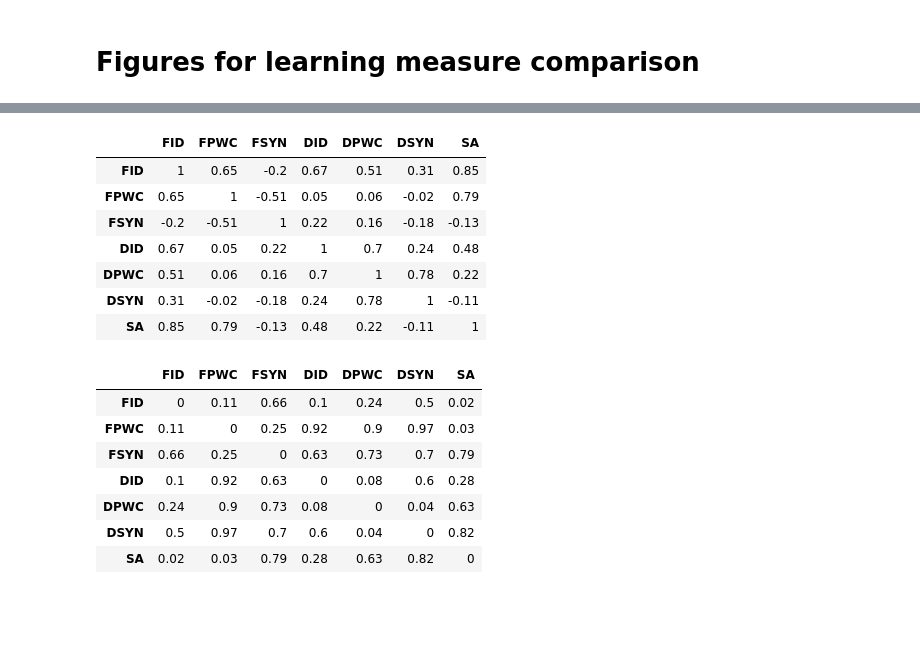
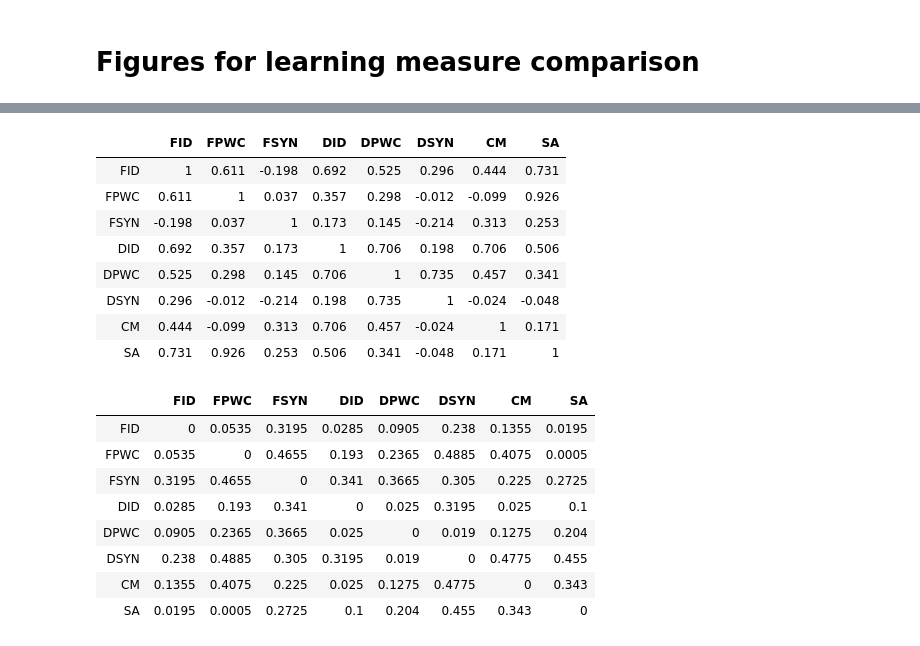
Before and after one commit to hsbang09/iFEED_experiment_result_analysis_2019, a Jupyter notebook: analysis.ipynb, the cells around one changed output, grey strips where cells are left out. Cells and saved outputs as stored; diff of their text form; code cells hidden in the pictures; blank space fills up the shorter version.

```diff
--- a/analysis.ipynb
+++ b/analysis.ipynb
@@ -135,0 +67,36 @@ for line in comments:
+# %%
+df = resultAnalyzer.getDataFrame(option="all", excludeHV=False, adjustIGDUsingEntropy=False)
+
+namingScheme = {'fcl':'FID',
+                'fpwc':'FPWC',
+                'dcl':'DID',
+                'dpwc':'DPWC',
+                'conf_fcl':'confFID',
+                'conf_fpwc':'confFPWC',
+                'conf_dcl':'confDID',
+                'conf_dpwc':'confDPWC',
+                'adjustedIGD':'DSYN',
+                'normalizedDist2UP':'FSYN',
+#                 'normalizedSA':'SA',
+#                 'normalizedSAQ1':'SA',
+                'normalizedSAExclude1':'SA',
+                'normalizedCM':'CM',
+                'totalScore':'TestScore',
+            }
+
+# df = df.rename(columns=namingScheme, inplace=True)
+
+for oldName in namingScheme:
+    if oldName in df.columns:
+        newName = namingScheme[oldName]
+        df[newName] = df[oldName].values
+# %%
+conditionAlias = {"interactive":"IKE",
+                 "automated":"AKE",
+                 "manual":"MKE"}
+
+newCol = []
+for cond in df["condition"].values:
+    newCol.append(conditionAlias[cond])
+
+df["condition"] = newCol
@@ -513,4 +565,6 @@ dfRenamed.rename(columns={'fcl':'FID',
 # %%
 # index_implicit = dfRenamed[ dfRenamed["type"] == "implicit" ].index
 # dfRenamed = dfRenamed.drop(index_implicit)
+# %%
+dfm = df[['condition','FID','FPWC','FSYN','DID','DPWC','DSYN','CM','SA']].copy()
 # %%
@@ -522,5 +586,5 @@ rPearson, pPearson, ciLoPearson, ciHiPearson = utils.calculate_pearsonr(dfRename
 # %%
-rSpearman, pSpearman, ciLoSpearman, ciHiSpearman = utils.calculate_spearmanr(dfRenamed, decimal=2)
+rSpearman, pSpearman, ciLoSpearman, ciHiSpearman = utils.calculate_spearmanr(dfm, decimal=2)
 # %%
 rPearson
 # %% [output]
@@ -546,22 +636,24 @@ pPearson
 # %%
 rSpearman
 # %% [output]
-|  | FID | FPWC | FSYN | DID | DPWC | DSYN | SA |
-| FID | 1 | 0.65 | -0.2 | 0.67 | 0.51 | 0.31 | 0.85 |
-| FPWC | 0.65 | 1 | -0.51 | 0.05 | 0.06 | -0.02 | 0.79 |
-| FSYN | -0.2 | -0.51 | 1 | 0.22 | 0.16 | -0.18 | -0.13 |
-| DID | 0.67 | 0.05 | 0.22 | 1 | 0.7 | 0.24 | 0.48 |
-| DPWC | 0.51 | 0.06 | 0.16 | 0.7 | 1 | 0.78 | 0.22 |
-| DSYN | 0.31 | -0.02 | -0.18 | 0.24 | 0.78 | 1 | -0.11 |
-| SA | 0.85 | 0.79 | -0.13 | 0.48 | 0.22 | -0.11 | 1 |
+|  | FID | FPWC | FSYN | DID | DPWC | DSYN | CM | SA |
+| FID | 1 | 0.611 | -0.198 | 0.692 | 0.525 | 0.296 | 0.444 | 0.731 |
+| FPWC | 0.611 | 1 | 0.037 | 0.357 | 0.298 | -0.012 | -0.099 | 0.926 |
+| FSYN | -0.198 | 0.037 | 1 | 0.173 | 0.145 | -0.214 | 0.313 | 0.253 |
+| DID | 0.692 | 0.357 | 0.173 | 1 | 0.706 | 0.198 | 0.706 | 0.506 |
+| DPWC | 0.525 | 0.298 | 0.145 | 0.706 | 1 | 0.735 | 0.457 | 0.341 |
+| DSYN | 0.296 | -0.012 | -0.214 | 0.198 | 0.735 | 1 | -0.024 | -0.048 |
+| CM | 0.444 | -0.099 | 0.313 | 0.706 | 0.457 | -0.024 | 1 | 0.171 |
+| SA | 0.731 | 0.926 | 0.253 | 0.506 | 0.341 | -0.048 | 0.171 | 1 |
 # %%
-pSpearman
+pSpearman / 2
 # %% [output]
-|  | FID | FPWC | FSYN | DID | DPWC | DSYN | SA |
-| FID | 0 | 0.11 | 0.66 | 0.1 | 0.24 | 0.5 | 0.02 |
-| FPWC | 0.11 | 0 | 0.25 | 0.92 | 0.9 | 0.97 | 0.03 |
-| FSYN | 0.66 | 0.25 | 0 | 0.63 | 0.73 | 0.7 | 0.79 |
-| DID | 0.1 | 0.92 | 0.63 | 0 | 0.08 | 0.6 | 0.28 |
-| DPWC | 0.24 | 0.9 | 0.73 | 0.08 | 0 | 0.04 | 0.63 |
-| DSYN | 0.5 | 0.97 | 0.7 | 0.6 | 0.04 | 0 | 0.82 |
-| SA | 0.02 | 0.03 | 0.79 | 0.28 | 0.63 | 0.82 | 0 |
+|  | FID | FPWC | FSYN | DID | DPWC | DSYN | CM | SA |
+| FID | 0 | 0.0535 | 0.3195 | 0.0285 | 0.0905 | 0.238 | 0.1355 | 0.0195 |
+| FPWC | 0.0535 | 0 | 0.4655 | 0.193 | 0.2365 | 0.4885 | 0.4075 | 0.0005 |
+| FSYN | 0.3195 | 0.4655 | 0 | 0.341 | 0.3665 | 0.305 | 0.225 | 0.2725 |
+| DID | 0.0285 | 0.193 | 0.341 | 0 | 0.025 | 0.3195 | 0.025 | 0.1 |
+| DPWC | 0.0905 | 0.2365 | 0.3665 | 0.025 | 0 | 0.019 | 0.1275 | 0.204 |
+| DSYN | 0.238 | 0.4885 | 0.305 | 0.3195 | 0.019 | 0 | 0.4775 | 0.455 |
+| CM | 0.1355 | 0.4075 | 0.225 | 0.025 | 0.1275 | 0.4775 | 0 | 0.343 |
+| SA | 0.0195 | 0.0005 | 0.2725 | 0.1 | 0.204 | 0.455 | 0.343 | 0 |
```
Also changed, not shown: parts of 126 cells of this notebook, 21 other files.
